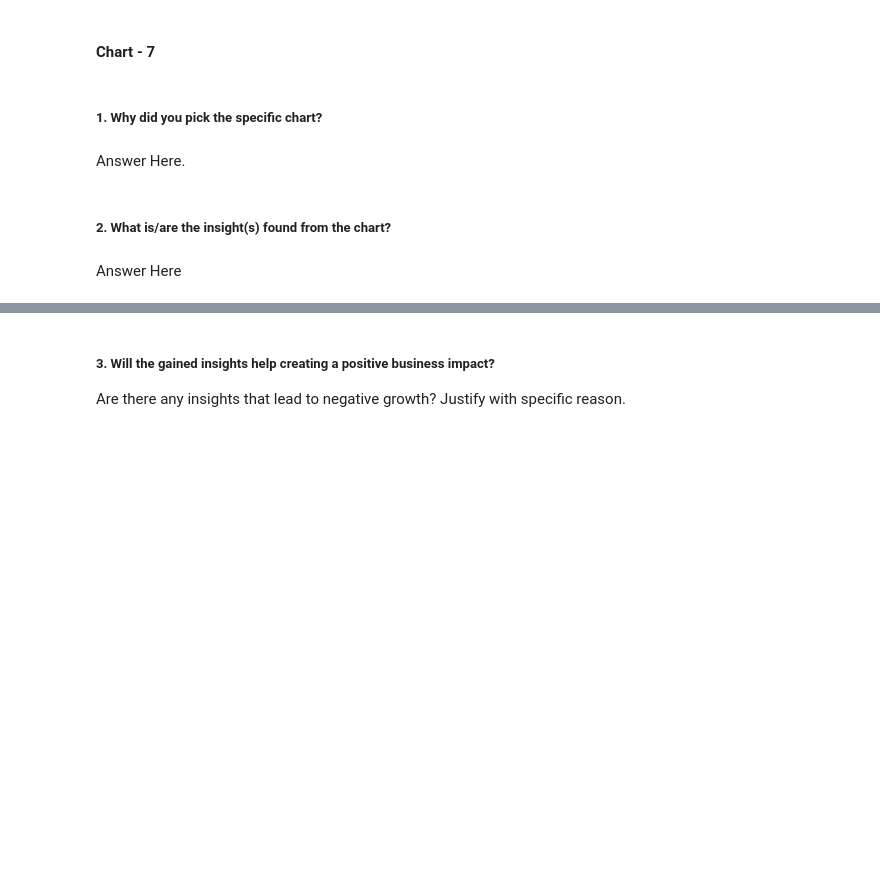
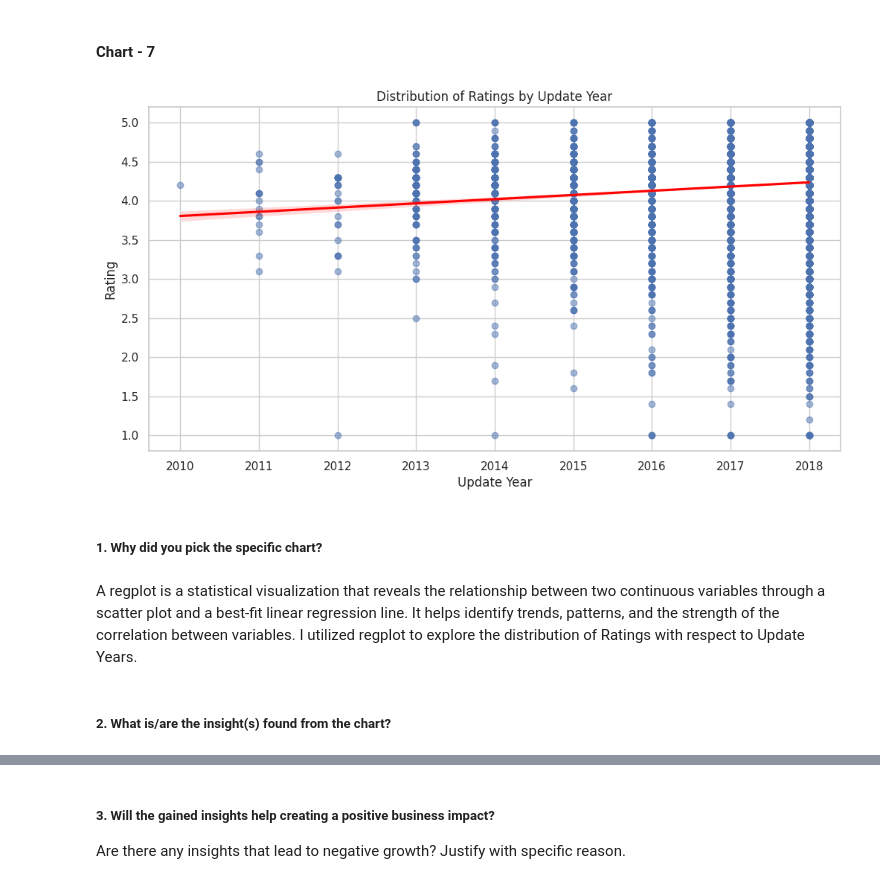
Before and after one commit to rohitpaul09/Play-Store-App-Review-Analysis, a Jupyter notebook: Play_Store_App_Review_Analysis.ipynb, the cells around one changed output, grey strips where cells are left out. Drawn from its saved outputs; the diff is of its cells as text; code cells hidden in the pictures; blank space fills up the shorter version.

```diff
--- a/Play_Store_App_Review_Analysis.ipynb
+++ b/Play_Store_App_Review_Analysis.ipynb
@@ -360,15 +364,2 @@ df_psdata['Reviews'] = pd.to_numeric(df_psdata['Reviews'].str.replace('[^\d]', '
 # Convert the 'Reviews' column to integer datatype
 df_psdata['Reviews'] = df_psdata['Reviews'].astype(int)
-# %%
-# Define a function to replace invalid date strings with the mode of the column
-def replace_with_mode(date_str):
-    try:
-        # Try to convert the date string to a datetime object
-        return pd.to_datetime(date_str)
-    except ValueError:
-        # If the conversion fails, return the mode of the 'Last Updated' column
-        mode_value= df_psdata['Last Updated'].mode().iloc[0]
-        return pd.to_datetime(mode_value)
-
-# Apply the function to the 'Last Updated' column of the dataframe
-df_psdata['Last Updated'] = df_psdata['Last Updated'].apply(replace_with_mode)
@@ -935,8 +898,25 @@ Answer Here
+# %%
+# Chart - 7 visualization code
+# Bivariate Analysis: Rating by Update Year
+# Extract the year from the 'Last Updated' column
+df_psdata['Update Year'] = df_psdata['Last Updated'].dt.year
+
+# Set up the regression plot
+plt.figure(figsize=(12, 6))
+sns.regplot(x='Update Year', y='Rating', data=df_psdata, scatter_kws={'alpha':0.5}, line_kws={'color':'red'})
+
+# Customize the plot
+plt.title('Distribution of Ratings by Update Year')
+plt.xlabel('Update Year')
+plt.ylabel('Rating')
+
+# Show the plot
+plt.show()
+# %% [output]
+[figure, added]
 # %% [markdown]
 ##### 1. Why did you pick the specific chart?
-# %% [markdown]
-Answer Here.
+# %% [markdown]
+A regplot is a statistical visualization that reveals the relationship between two continuous variables through a scatter plot and a best-fit linear regression line. It helps identify trends, patterns, and the strength of the correlation between variables. I utilized regplot to explore the distribution of Ratings with respect to Update Years.
 # %% [markdown]
 ##### 2. What is/are the insight(s) found from the chart?
-# %% [markdown]
-Answer Here
```
Also changed, not shown: parts of 29 cells of this notebook.
